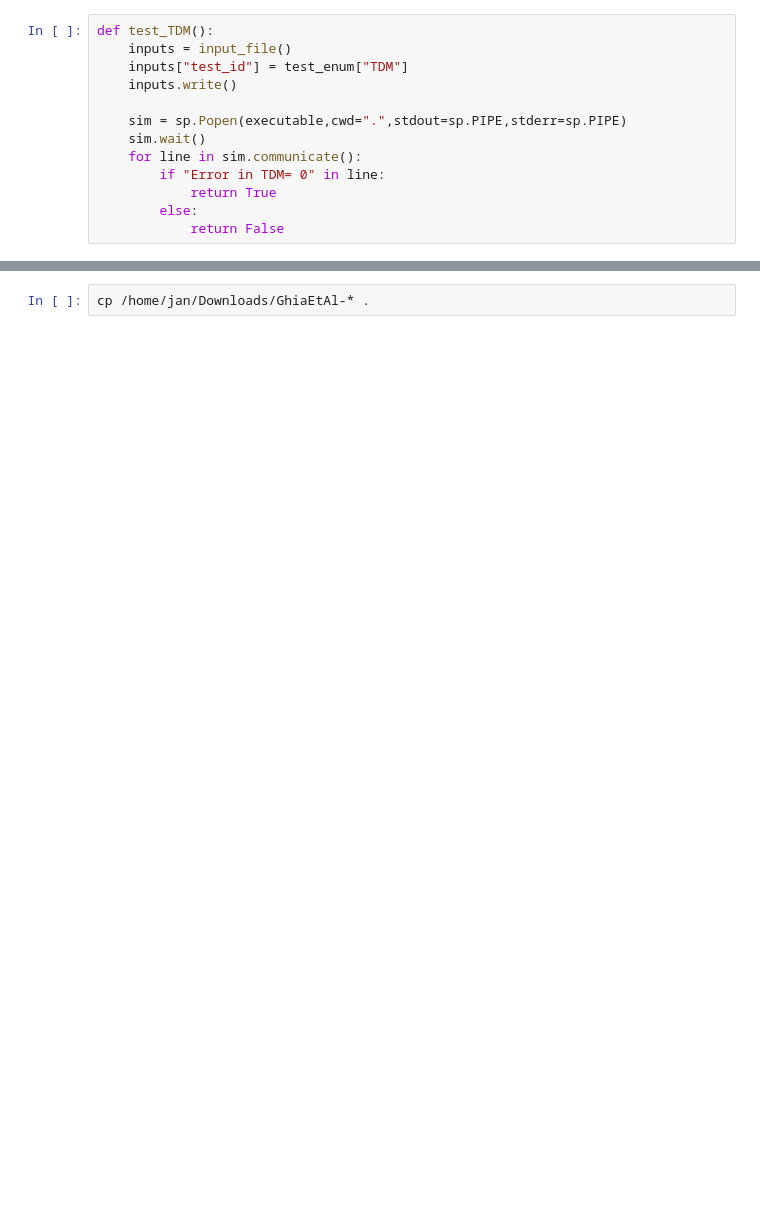
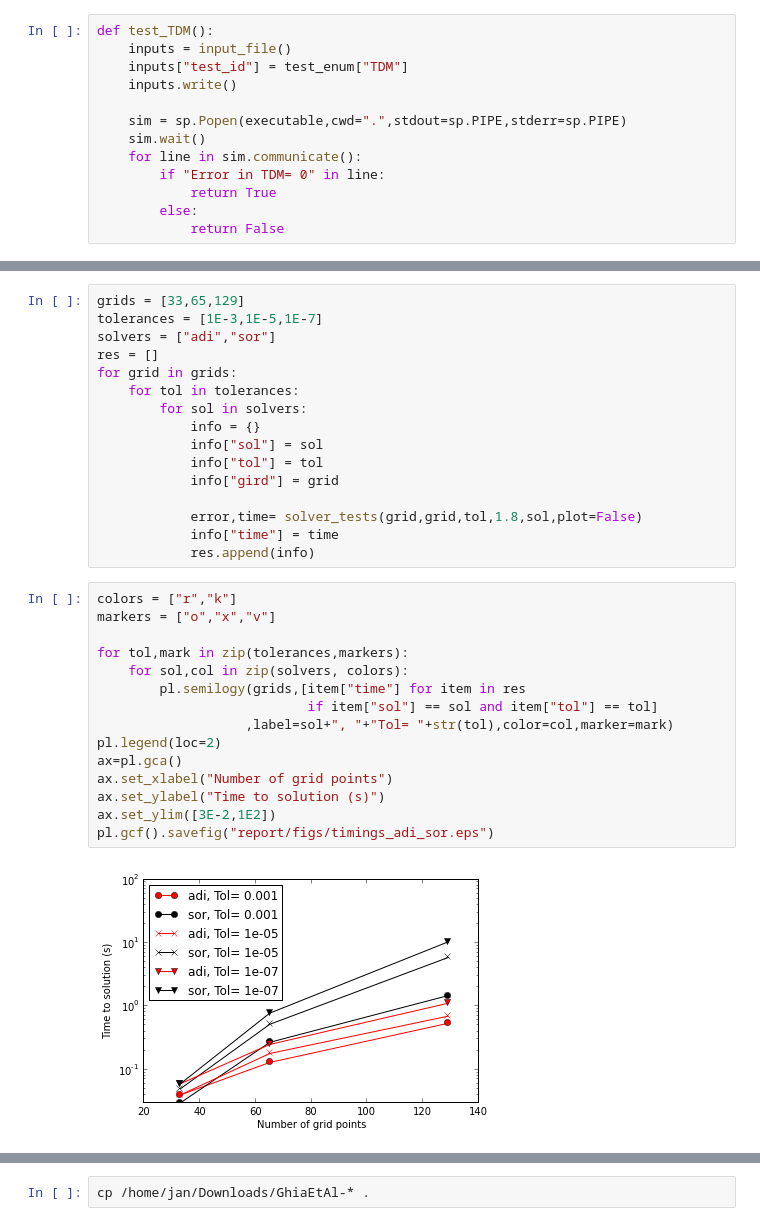
Before and after one commit to janvonrickenbach/Cfd_fundamentals, a Jupyter notebook: Cfd_fund.ipynb, the cells around one changed output, grey strips where cells are left out. Saved outputs shown, nothing was run; the diff lists cells and outputs as text; blank space fills up the shorter version.

```diff
--- a/Cfd_fund.ipynb
+++ b/Cfd_fund.ipynb
@@ -472,0 +481,33 @@ pl.loglog(grids,1./np.array(grids)**2*3**2*error[0])
+# %%
+grids = [33,65,129]
+tolerances = [1E-3,1E-5,1E-7]
+solvers = ["adi","sor"]
+res = []
+for grid in grids:
+    for tol in tolerances:
+        for sol in solvers:
+            info = {}
+            info["sol"] = sol
+            info["tol"] = tol
+            info["gird"] = grid
+
+            error,time= solver_tests(grid,grid,tol,1.8,sol,plot=False)
+            info["time"] = time
+            res.append(info)
+# %%
+colors = ["r","k"]
+markers = ["o","x","v"]
+
+for tol,mark in zip(tolerances,markers):
+    for sol,col in zip(solvers, colors):
+        pl.semilogy(grids,[item["time"] for item in res
+                           if item["sol"] == sol and item["tol"] == tol]
+                   ,label=sol+", "+"Tol= "+str(tol),color=col,marker=mark)
+pl.legend(loc=2)
+ax=pl.gca()
+ax.set_xlabel("Number of grid points")
+ax.set_ylabel("Time to solution (s)")
+ax.set_ylim([3E-2,1E2])
+pl.gcf().savefig("report/figs/timings_adi_sor.eps")
+# %% [output]
+[figure, added]
```
Also changed, not shown: parts of 26 cells of this notebook, 7 other files.
